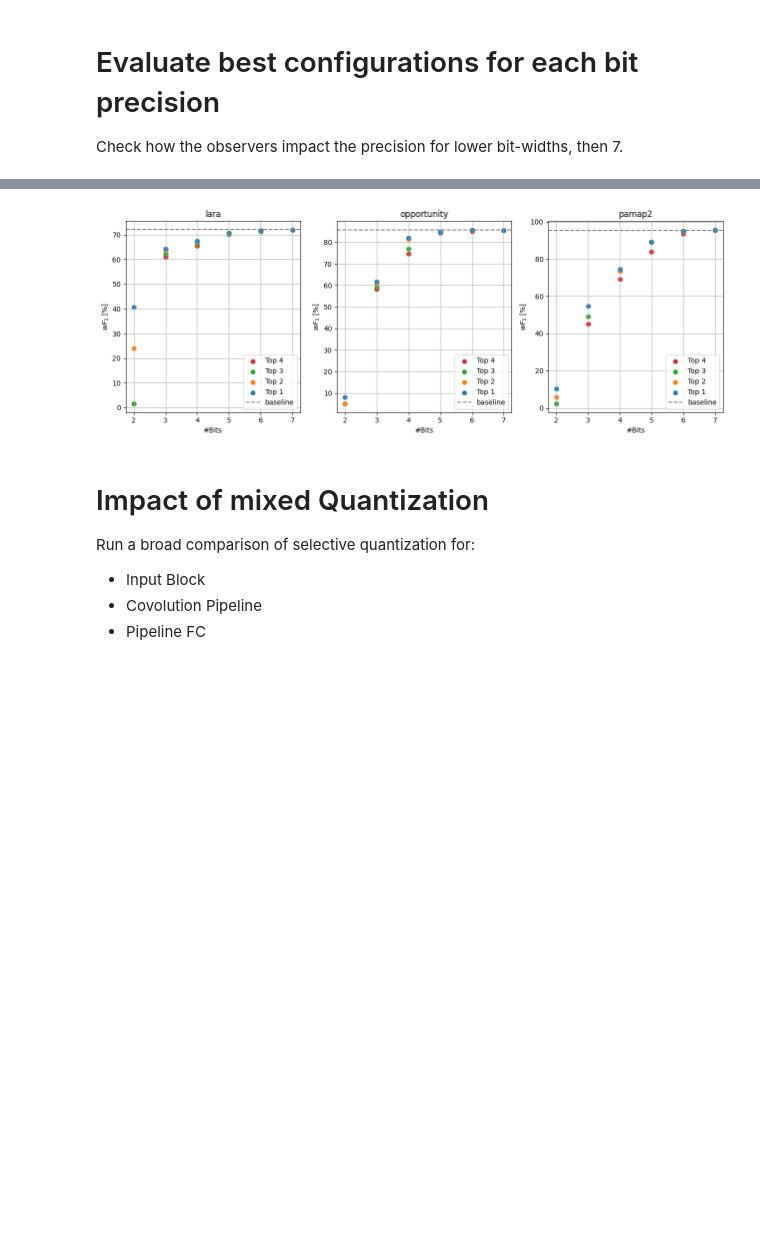
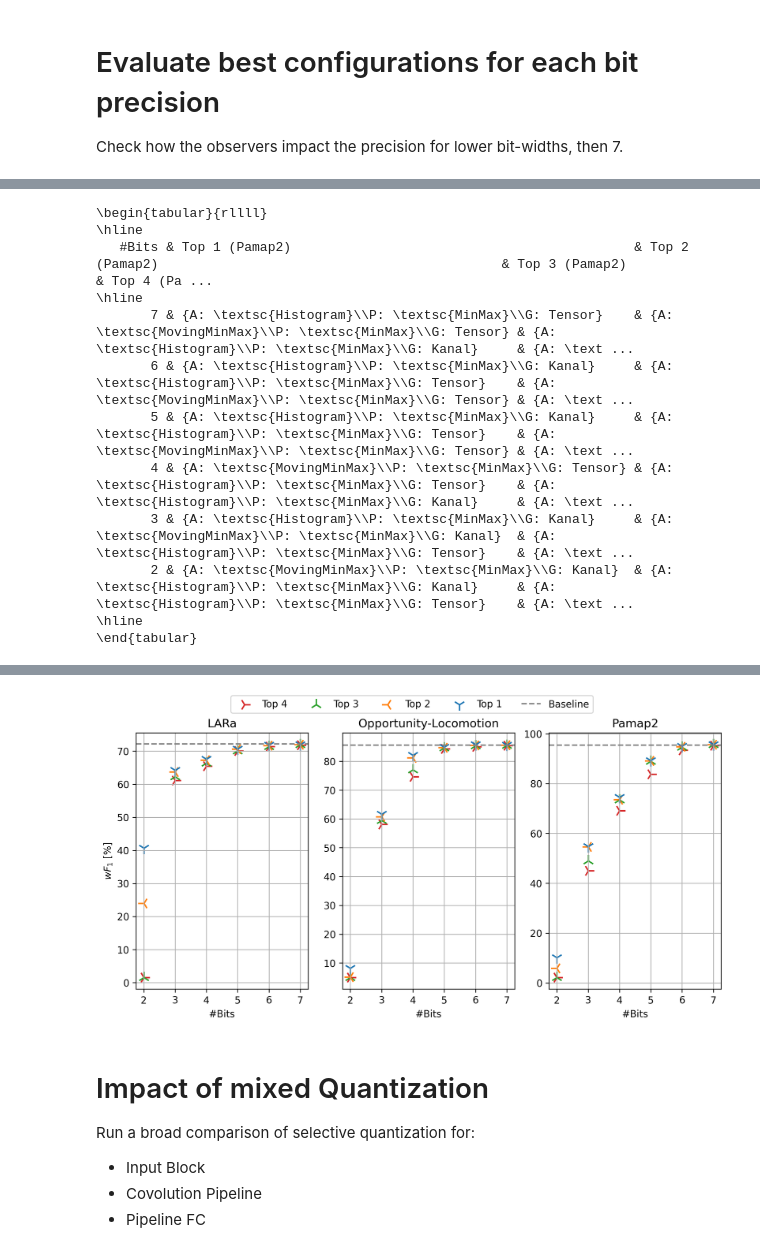
Before and after one commit to jroeger23/bachelor_thesis_code, a Jupyter notebook: eval_notebooks/ptq_cnn-imu_eval.ipynb, the cells around one changed output, grey strips where cells are left out. Saved outputs shown, nothing was run; the diff lists cells and outputs as text; code cells hidden in the pictures; blank space fills up the shorter version.

```diff
--- a/eval_notebooks/ptq_cnn-imu_eval.ipynb
+++ b/eval_notebooks/ptq_cnn-imu_eval.ipynb
@@ -339,36 +379,61 @@ for dataset, top_k_by_bits in top_k_by_bits_by_dataset.items():
     for ix, ex in enumerate(tk):
       ex_by_bits_by_top_ix_by_dataset[dataset][ix+1][bits] = ex
 
+markers = [
+  '1', '3', '2', '4',
+]
+
 fig, axs = plt.subplots(1, len(ex_by_bits_by_dataset))
-fig.set_figwidth(fig.get_figwidth() * 2)
+fig.set_dpi(300)
+fig.set_figwidth(fig.get_figwidth() * 1.7)
+handles, labels = [], []
 for ix, dataset in enumerate(ex_by_bits_by_top_ix_by_dataset):
+  xs = []
   for tk_ix, ex_by_bits in list(ex_by_bits_by_top_ix_by_dataset[dataset].items())[::-1]:
     xs = np.array(list(ex_by_bits.keys()))
     ys = np.array(list(map(lambda e: e.metrics['test/wf1'], ex_by_bits.values())))*100
-    axs[ix].scatter(x=xs, y=ys, color=cmap(tk_ix-1), label=f'Top {tk_ix}')
+    axs[ix].scatter(x=xs, y=ys, color=cmap(tk_ix-1), label=f'Top {tk_ix}', marker=markers[tk_ix-1], s=150)
 
   baseline = base_experiment_by_dataset[dataset].metrics['test/wf1'].max() * 100
-  axs[ix].axhline(y=baseline, linestyle='dashed', label='baseline', color='grey')
-  axs[ix].set_ylabel('$wF_1$ [%]')
+  axs[ix].set_xticks(xs)
+  axs[ix].axhline(y=baseline, linestyle='dashed', label='Baseline', color='grey')
+  if ix == 0:
+    axs[ix].set_ylabel('$wF_1$ [%]')
   axs[ix].set_xlabel('#Bits')
-  axs[ix].set_title(dataset)
-  axs[ix].legend()
+  axs[ix].set_title(friendly[dataset])
   axs[ix].grid()
+  handles, labels = axs[ix].get_legend_handles_labels()
 
-fig.tight_layout()
+fig.legend(handles, labels, loc='upper center', ncol=top_k+1)
 fig.show()
 
 def cell(e) -> str:
-  activation = e.to_dict()['config']['activation_observer']
-  weight = e.to_dict()['config']['weight_observer']
-  io_quant = e.to_dict()['config']['imu_input_quantization']
-  return f'{activation=} \n{weight=} \n{io_quant=}'
+  friendly_range = {
+    'full' : 'voll',
+    'symmetric' : 'symm.',
+    'unit' : 'halb',
+  }
+  friendly_observer = {
+    'MovingAverageMinMaxObserver' : '\\textsc{MovingMinMax}',
+    'PerChannelMinMaxObserver' : '\\textsc{MinMax}',
+    'MinMaxObserver' : '\\textsc{MinMax}',
+    'HistogramObserver' : '\\textsc{Histogram}',
+  }
+  friendly_gran = {
+    'PerChannelMinMaxObserver' : 'Kanal',
+    'MinMaxObserver' : 'Tensor',
+  }
+  activation = e.to_dict()['config']['activation_observer'].split('.')[-1]
+  weight = e.to_dict()['config']['weight_observer'].split('.')[-1]
+  weightrange = e.to_dict()['config']['weight_range']
+  return f'{{A: {friendly_observer[activation]}\\\\P: {friendly_observer[weight]}\\\\G: {friendly_gran[weight]}}}'
 
 
 for dataset, ex_by_bits_by_top_ix in ex_by_bits_by_top_ix_by_dataset.items():
-  table_header = ['#Bits'] + [f'Top {ix} ({dataset})' for ix in ex_by_bits_by_top_ix]
+  table_header = ['#Bits'] + [f'Top {ix} ({friendly[dataset]})' for ix in ex_by_bits_by_top_ix]
   bits = ex_by_bits_by_top_ix[1].keys()
   table_data = zip(bits, *[[cell(e) for e in ex_by_bits.values()] for ex_by_bits in ex_by_bits_by_top_ix.values()])
+  print(tabulate(tabular_data=table_data, headers=table_header, tablefmt='latex_raw'))
   display(HTML(tabulate(tabular_data=table_data, headers=table_header, tablefmt='html')))
 # %% [output]
 Number of bit variance experiments = 144
@@ -395,0 +466,12 @@ Number of bit variance experiments = 144
+\begin{tabular}{rllll}
+\hline
+   #Bits & Top 1 (Pamap2)                                            & Top 2 (Pamap2)                                            & Top 3 (Pamap2)                                            & Top 4 (Pa ...
+\hline
+       7 & {A: \textsc{Histogram}\\P: \textsc{MinMax}\\G: Tensor}    & {A: \textsc{MovingMinMax}\\P: \textsc{MinMax}\\G: Tensor} & {A: \textsc{Histogram}\\P: \textsc{MinMax}\\G: Kanal}     & {A: \text ...
+       6 & {A: \textsc{Histogram}\\P: \textsc{MinMax}\\G: Kanal}     & {A: \textsc{Histogram}\\P: \textsc{MinMax}\\G: Tensor}    & {A: \textsc{MovingMinMax}\\P: \textsc{MinMax}\\G: Tensor} & {A: \text ...
+       5 & {A: \textsc{Histogram}\\P: \textsc{MinMax}\\G: Kanal}     & {A: \textsc{Histogram}\\P: \textsc{MinMax}\\G: Tensor}    & {A: \textsc{MovingMinMax}\\P: \textsc{MinMax}\\G: Tensor} & {A: \text ...
+       4 & {A: \textsc{MovingMinMax}\\P: \textsc{MinMax}\\G: Tensor} & {A: \textsc{Histogram}\\P: \textsc{MinMax}\\G: Tensor}    & {A: \textsc{Histogram}\\P: \textsc{MinMax}\\G: Kanal}     & {A: \text ...
+       3 & {A: \textsc{Histogram}\\P: \textsc{MinMax}\\G: Kanal}     & {A: \textsc{MovingMinMax}\\P: \textsc{MinMax}\\G: Kanal}  & {A: \textsc{Histogram}\\P: \textsc{MinMax}\\G: Tensor}    & {A: \text ...
+       2 & {A: \textsc{MovingMinMax}\\P: \textsc{MinMax}\\G: Kanal}  & {A: \textsc{Histogram}\\P: \textsc{MinMax}\\G: Kanal}     & {A: \textsc{Histogram}\\P: \textsc{MinMax}\\G: Tensor}    & {A: \text ...
+\hline
+\end{tabular}
@@ -396,4 +479,4 @@ Number of bit variance experiments = 144
-[figure, old version]
+[figure, new version]
 # %% [markdown]
 # Impact of mixed Quantization
 Run a broad comparison of selective quantization for:
```
Also changed, not shown: parts of 3 cells of this notebook.
